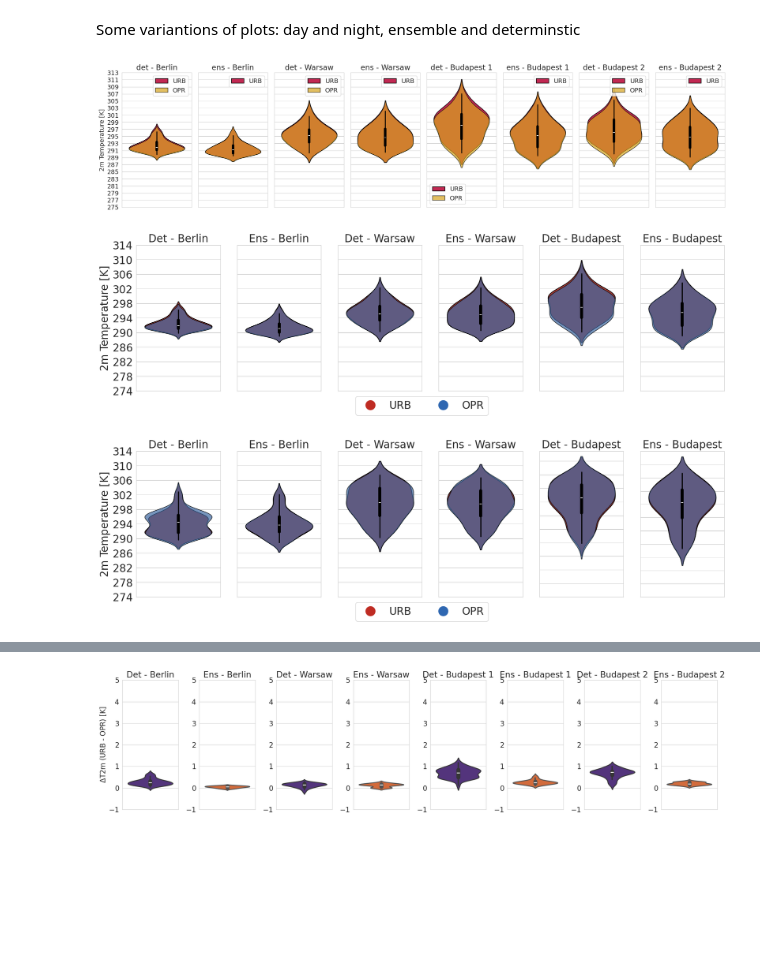
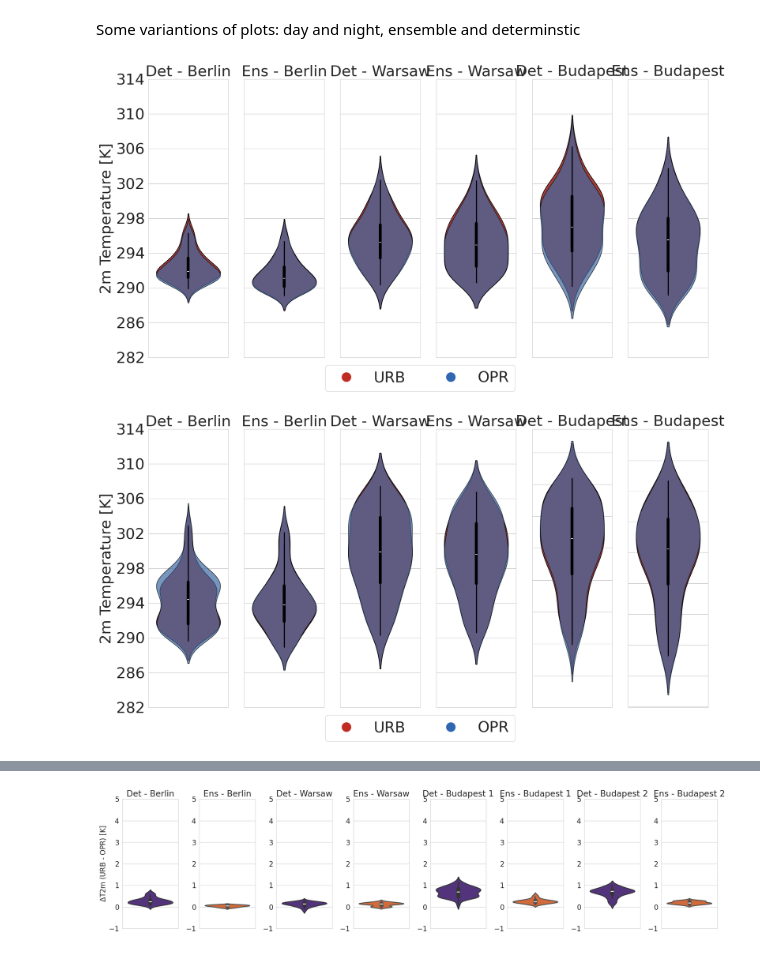
Before and after one commit to maymeret/master_thesis, a Jupyter notebook: 2021_cEU_violin_plots_ensemble.ipynb, the cells around one changed output, grey strips where cells are left out. Saved outputs shown, nothing was run; the diff lists cells and outputs as text; code cells hidden in the pictures; blank space fills up the shorter version.

Commit message:
chaning astehtics of the plots again, deleting ugly plots

```diff
--- a/2021_cEU_violin_plots_ensemble.ipynb
+++ b/2021_cEU_violin_plots_ensemble.ipynb
@@ -374,75 +374,20 @@ for cell in range(4):  # Assuming there are 4 cells
     all_values = []
 # %% [markdown]
 Some variantions of plots: day and night, ensemble and determinstic
-# %%
-plt.rcParams.update({'font.size': 14})
-
-num_cities = 4
-city_names = ['Berlin', 'Warsaw', 'Budapest 1', 'Budapest 2']
-
-y_min = 275
-y_max = 312
-step = 2
-y_values = list(range(y_min, y_max + step, step))
-
-fig, axes = plt.subplots(ncols=num_cities * 2, figsize=(20, 5))
-
-# First for loop (odd-numbered subplots)
-for i, city in enumerate(range(4)):
-    values_det_WU = T_2M_WU_cEU_nights_dim_hour_det.isel(cell=city).values
-    sns.violinplot(ax=axes[2*i], y=values_det_WU, label='URB', color='#DB1048', fill=True, edgecolor='black')
-    axes[2*i].set_title(f'det - {city_names[city]}')
-    if i == 0:
-        axes[2*i].set_ylabel('2m Temperature [K]')
-    if i != 0:
-        axes[2*i].axes.yaxis.set_ticklabels([])
-    axes[2*i].set_ylim(y_min, y_max)
-    axes[2*i].set_yticks(y_values)
- #   axes[2*i].legend(loc='lower left')
-
-    values_det_NU = T_2M_NU_cEU_nights_dim_hour_det.isel(cell=city).values
-    sns.violinplot(ax=axes[2*i], y=values_det_NU, alpha=0.7, label='OPR', color='#F4B301', fill=True, edgecolor='black')
-    axes[2*i].set_title(f'det - {city_names[city]}')
-    axes[2*i].set_ylim(y_min, y_max)
-    axes[2*i].set_yticks(y_values)
- #   axes[2*i].legend(loc='lower left')
-
-# Second for loop (even-numbered subplots)
-for i, city in enumerate(range(4)):
-    values_wu = mean_over_mem_WU_nights_cell[city]
-    sns.violinplot(ax=axes[2*i + 1], y=values_wu, label='URB', color='#DB1048', fill=True, edgecolor='black')
-    axes[2*i + 1].set_title(f'ens - {city_names[city]}')
-    axes[2*i + 1].set_ylim(y_min, y_max)
-    axes[2*i + 1].set_yticks(y_values)
-#    axes[2*i + 1].legend(loc='lower left')
-
-    values_nu = mean_over_mem_NU_nights_cell[city]
-    sns.violinplot(ax=axes[2*i + 1], y=values_nu, alpha=0.7, label='', color='#F4B301', fill=True, edgecolor='black')
-    axes[2*i + 1].set_title(f'ens - {city_names[city]}')
-    axes[2*i + 1].set_ylim(y_min, y_max)
-    axes[2*i + 1].set_yticks(y_values)
-#    axes[2*i + 1].legend(loc='lower left')
-    axes[2*i + 1].axes.yaxis.set_ticklabels([])
-
-plt.tight_layout()
-#plt.savefig('./plots/cEU_det_ens_nights_2022.jpeg')
-plt.show()
-# %% [output]
-[figure, removed]
 # %%
-params = {'axes.labelsize': 20,'axes.titlesize':20, 'legend.fontsize': 20, 'xtick.labelsize': 20,
-          'ytick.labelsize': 20}
+params = {'axes.labelsize': 30,'axes.titlesize':30, 'legend.fontsize': 30, 'xtick.labelsize': 30,
+          'ytick.labelsize': 30}
 plt.rcParams.update(params)
 
 num_cities = 3
 city_names = ['Berlin', 'Warsaw', 'Budapest']
 
-y_min = 274
+y_min = 282
 y_max = 312
 step = 4
 y_values = list(range(y_min, y_max + step, step))
 
-fig, axes = plt.subplots(ncols=num_cities * 2, figsize=(20, 5))
+fig, axes = plt.subplots(ncols=num_cities * 2, figsize=(20, 10))
 
 # First for loop (odd-numbered subplots)
 for i, city in enumerate(range(3)):
@@ -451,7 +396,7 @@ for i, city in enumerate(range(3)):
         sns.violinplot(ax=axes[2 * i], y=values_det_WU, color='#BF2C23', fill=True, edgecolor='black')
         axes[2 * i].set_title(f'Det - {city_names[city]}')
         if i == 0:
-            axes[2 * i].set_ylabel('2m Temperature [K]', fontsize = 20)
+            axes[2 * i].set_ylabel('2m Temperature [K]')
             axes[2 * i].set_yticks(y_values)
         else:
             axes[2 * i].axes.yaxis.set_ticklabels([])
@@ -466,7 +411,7 @@ for i, city in enumerate(range(3)):
         sns.violinplot(ax=axes[2 * i], y=values_det_WU, color='#BF2C23', fill=True, edgecolor='black')
         axes[2 * i].set_title(f'Det - {city_names[city]}')
         if i == 0:
-            axes[2 * i].set_ylabel('2m Temperature [K]', fontsize = 20)
+            axes[2 * i].set_ylabel('2m Temperature [K]')
             axes[2 * i].set_yticks(y_values)
         else:
             axes[2 * i].axes.yaxis.set_ticklabels([])
@@ -499,48 +444,48 @@ for i, city in enumerate(range(3)):
         #axes[2 * i + 1].legend(loc='lower left')
 
         values_ens_NU = mean_over_mem_NU_nights_cell[city]
         sns.violinplot(ax=axes[2 * i + 1], y=values_ens_NU, alpha=0.7, color='#2F67B1', fill=True, edgecolor='black')
         axes[2 * i + 1].set_title(f'Ens - {city_names[city]}')
         axes[2 * i + 1].set_yticks(y_values)
         #axes[2 * i + 1].legend(loc='lower left')
 
     axes[2 * i + 1].axes.yaxis.set_ticklabels([])
 
 
 legend_labels = ['URB', 'OPR']
 legend_colors = ['#BF2C23', '#2F67B1']
 legend_handles = [plt.Line2D([0], [0], marker='o', color='w', markerfacecolor=color, markersize=20) for color in legend_colors]
 
 handles = []
 labels = []
 
 # Combine legend handles and labels
 handles = [h for h in handles] + legend_handles
 labels = [l for l in labels] + legend_labels
 
 # Create legend below the plot
 axes[-1].legend(handles, labels, bbox_to_anchor=(-2.6, 0), loc='upper center', ncol=4)
 
 
 #plt.tight_layout()
 plt.savefig('../plots_2024/cEU_det_ens_nights_2021_Budapest_combined.jpeg')
 plt.show()
 # %% [output]
-[figure, old version]
+[figure, new version]
 # %%
-params = {'axes.labelsize': 20,'axes.titlesize':20, 'legend.fontsize': 20, 'xtick.labelsize': 20,
-          'ytick.labelsize': 20}
+params = {'axes.labelsize': 30,'axes.titlesize':30, 'legend.fontsize': 30, 'xtick.labelsize': 30,
+          'ytick.labelsize': 30}
 plt.rcParams.update(params)
 
 num_cities = 3
 city_names = ['Berlin', 'Warsaw', 'Budapest']
 
-y_min = 274
+y_min = 282
 y_max = 312
 step = 4
 y_values = list(range(y_min, y_max + step, step))
 
-fig, axes = plt.subplots(ncols=num_cities * 2, figsize=(20, 5))
+fig, axes = plt.subplots(ncols=num_cities * 2, figsize=(20, 10))
 
 # First for loop (odd-numbered subplots)
 for i, city in enumerate(range(3)):
@@ -624,4 +569,4 @@ axes[-1].legend(handles, labels, bbox_to_anchor=(-2.6, 0), loc='upper center', n
 plt.savefig('../plots_2024/cEU_det_ens_days_2021_Budapest_combined.jpeg')
 plt.show()
 # %% [output]
-[figure, old version]
+[figure, new version]
```
Also changed, not shown: parts of 8 cells of this notebook, 2 other files.
